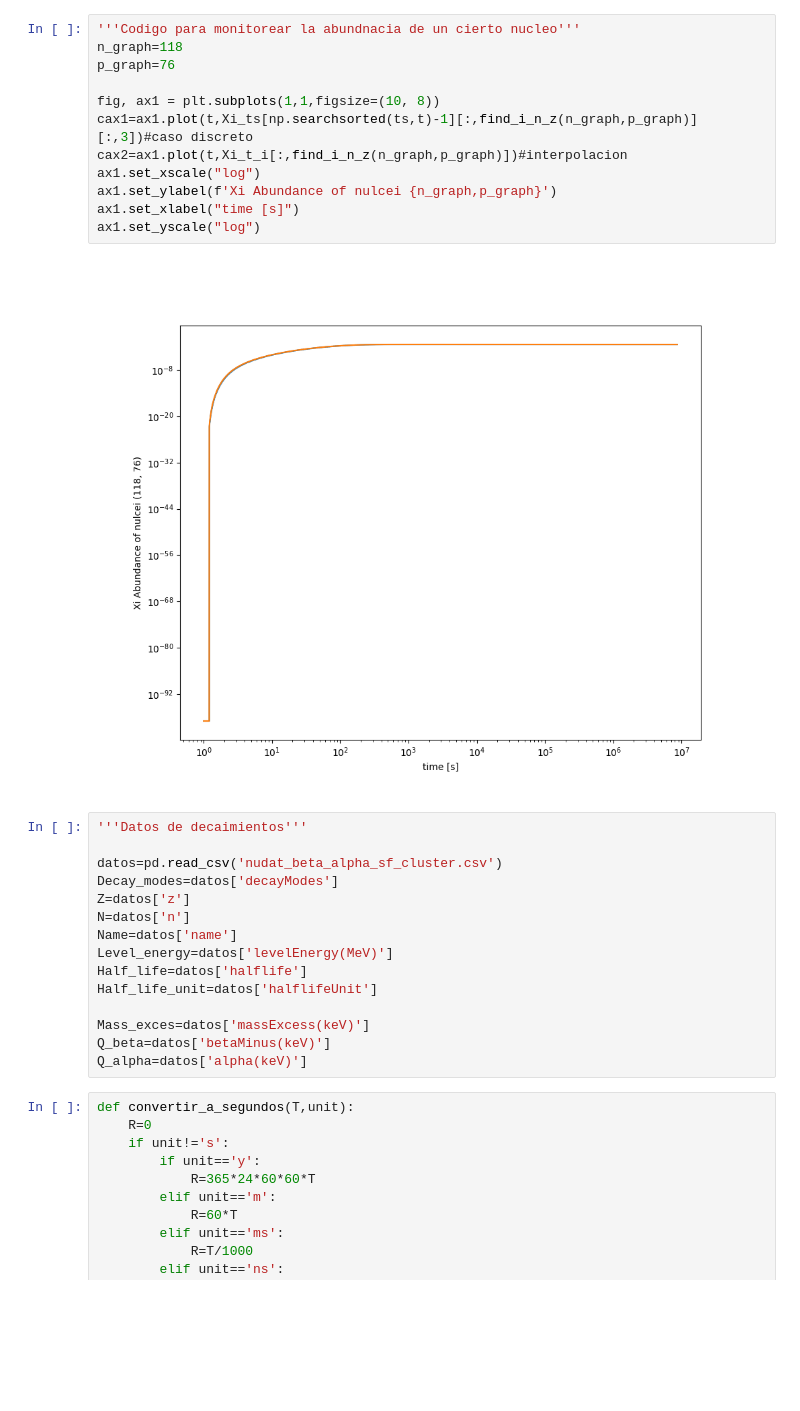
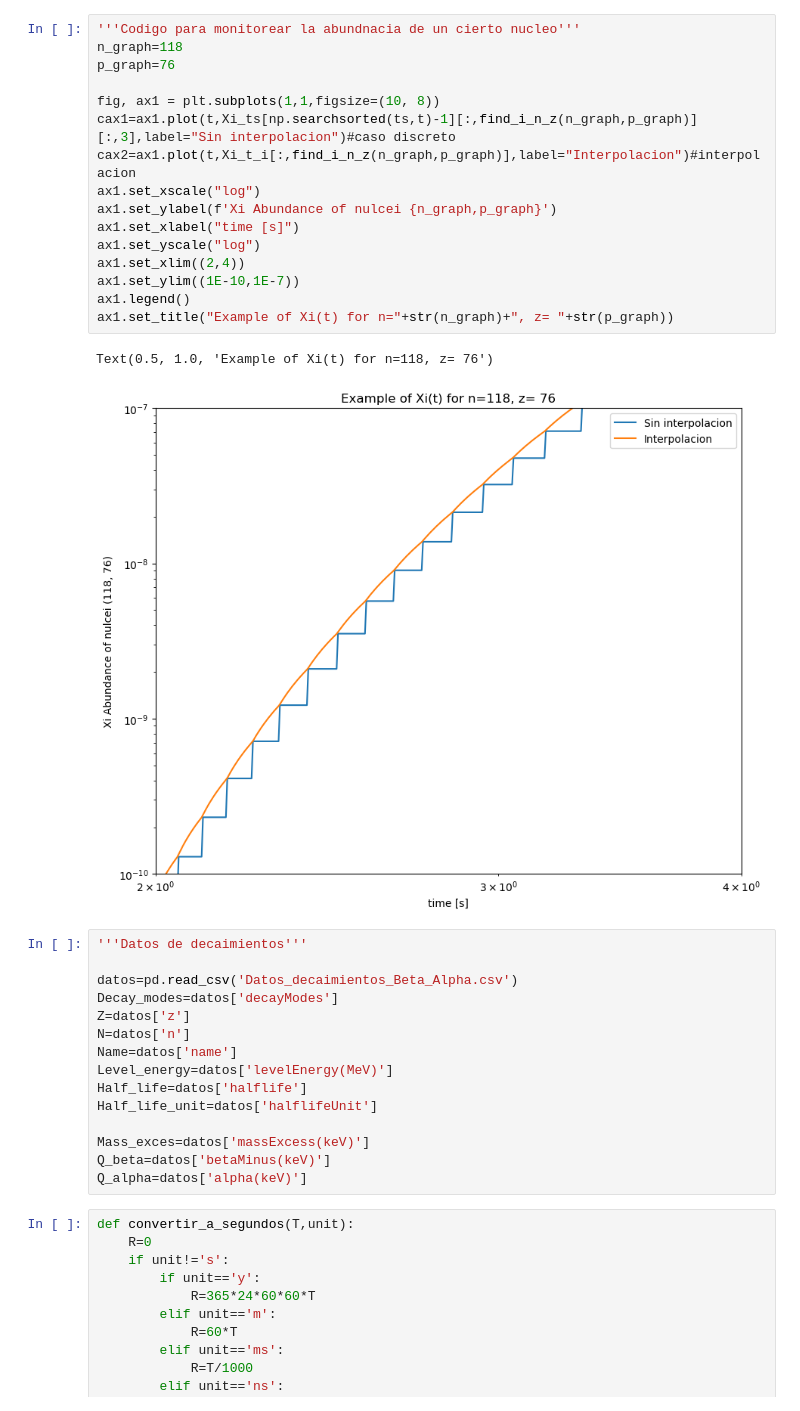
Before and after one commit to DiegoHp45/Kilonova, a Jupyter notebook: article_1.ipynb, the cells around one changed output. Saved outputs shown, nothing was run; the diff lists cells and outputs as text; blank space fills up the shorter version.

```diff
--- a/article_1.ipynb
+++ b/article_1.ipynb
@@ -85,21 +83,26 @@ def Xi_t(n,z):
 # %%
 '''Codigo para monitorear la abundnacia de un cierto nucleo'''
 n_graph=118
 p_graph=76
 
 fig, ax1 = plt.subplots(1,1,figsize=(10, 8))
-cax1=ax1.plot(t,Xi_ts[np.searchsorted(ts,t)-1][:,find_i_n_z(n_graph,p_graph)][:,3])#caso discreto
-cax2=ax1.plot(t,Xi_t_i[:,find_i_n_z(n_graph,p_graph)])#interpolacion
+cax1=ax1.plot(t,Xi_ts[np.searchsorted(ts,t)-1][:,find_i_n_z(n_graph,p_graph)][:,3],label="Sin interpolacion")#caso discreto
+cax2=ax1.plot(t,Xi_t_i[:,find_i_n_z(n_graph,p_graph)],label="Interpolacion")#interpolacion
 ax1.set_xscale("log")
 ax1.set_ylabel(f'Xi Abundance of nulcei {n_graph,p_graph}')
 ax1.set_xlabel("time [s]")
 ax1.set_yscale("log")
+ax1.set_xlim((2,4))
+ax1.set_ylim((1E-10,1E-7))
+ax1.legend()
+ax1.set_title("Example of Xi(t) for n="+str(n_graph)+", z= "+str(p_graph))
 # %% [output]
+Text(0.5, 1.0, 'Example of Xi(t) for n=118, z= 76')
-[figure, old version]
+[figure, new version]
 # %%
 '''Datos de decaimientos'''
 
-datos=pd.read_csv('nudat_beta_alpha_sf_cluster.csv')
+datos=pd.read_csv('Datos_decaimientos_Beta_Alpha.csv')
 Decay_modes=datos['decayModes']
 Z=datos['z']
 N=datos['n']
```
Also changed, not shown: parts of 30 cells of this notebook.
